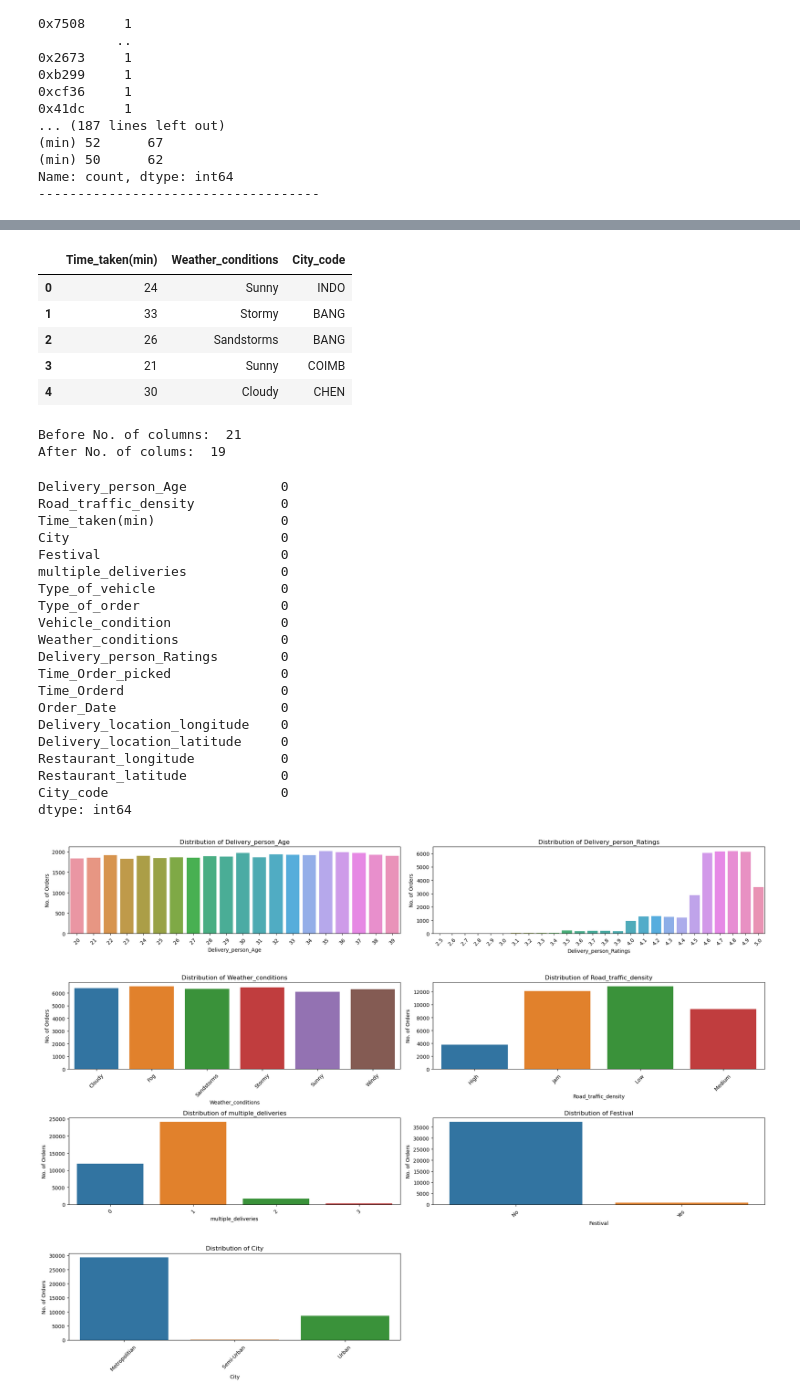
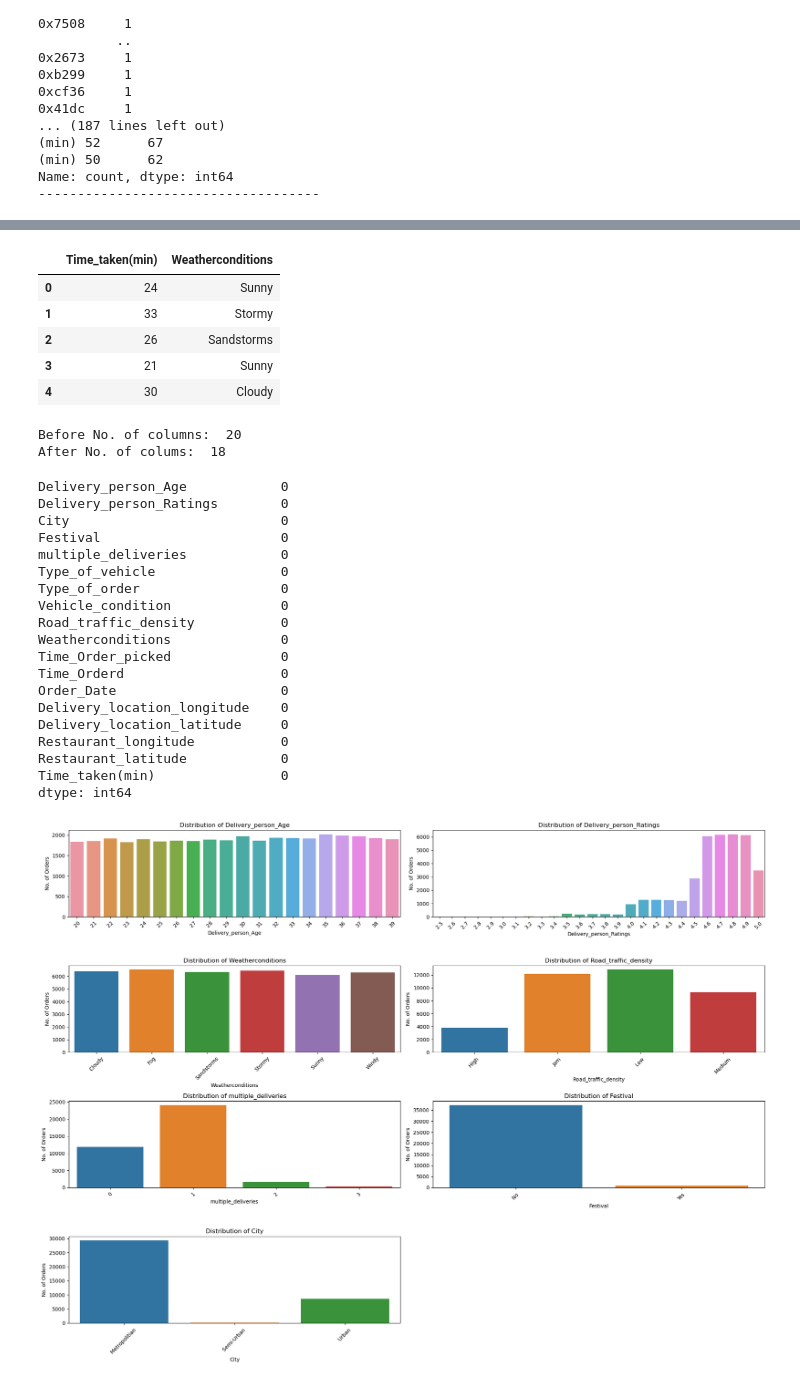
Before and after one commit to Subirxgt/Food-Delivery-Time-Prediction-, a Jupyter notebook: Python_code.ipynb, the cells around one changed output, grey strips where cells are left out. Saved outputs shown, nothing was run; the diff lists cells and outputs as text; code cells hidden in the pictures.

```diff
--- a/Python_code.ipynb
+++ b/Python_code.ipynb
@@ -100,9 +100,3 @@ ID
 (min) 50      62
 Name: count, dtype: int64
 ------------------------------------
-# %%
-#Update Column Names
-def update_column_name(df):
-    df.rename(columns={'Weatherconditions':'Weather_conditions'},inplace=True)
-update_column_name(df_train)
-print(df_train.columns)
@@ -118,18 +103,26 @@ Index(['ID', 'Delivery_person_ID', 'Delivery_person_Age',
 # %%
-#Extract relevant values from column
 def extract_column_value(df):
-    df["Time_taken(min)"]=df["Time_taken(min)"].apply(lambda x: int(x.split(' ')[1].strip()))
-    df["Weather_conditions"]=df["Weather_conditions"].apply(lambda x: x.split(' ')[1].strip())
-    df["City_code"]=df["Delivery_person_ID"].str.split("RES", expand=True)[0]
+    # Safely extract Time_taken
+    df["Time_taken(min)"] = df["Time_taken(min)"].apply(
+        lambda x: int(x.split(' ')[1]) if isinstance(x, str) and len(x.split(' ')) > 1 else int(x)
+    )
+
+    # Safely extract Weatherconditions
+    df["Weatherconditions"] = df["Weatherconditions"].apply(
+        lambda x: x.split(' ')[1] if isinstance(x, str) and len(x.split(' ')) > 1 else x
+    )
+
+
+
 extract_column_value(df_train)
-df_train[["Time_taken(min)", "Weather_conditions", "City_code"]].head()
+df_train[["Time_taken(min)", "Weatherconditions"]].head()
 # %% [output]
-|  | Time_taken(min) | Weather_conditions | City_code |
-| 0 | 24 | Sunny | INDO |
-| 1 | 33 | Stormy | BANG |
-| 2 | 26 | Sandstorms | BANG |
-| 3 | 21 | Sunny | COIMB |
-| 4 | 30 | Cloudy | CHEN |
+|  | Time_taken(min) | Weatherconditions |
+| 0 | 24 | Sunny |
+| 1 | 33 | Stormy |
+| 2 | 26 | Sandstorms |
+| 3 | 21 | Sunny |
+| 4 | 30 | Cloudy |
 # %%
 #Drop Columns which won't be use for building model
 def drop_columns(df):
@@ -138,8 +131,8 @@ print("Before No. of columns: ", df_train.shape[1])
 drop_columns(df_train)
 print("After No. of colums: ", df_train.shape[1])
 # %% [output]
-Before No. of columns:  21
-After No. of colums:  19
+Before No. of columns:  20
+After No. of colums:  18
 # %%
 #Update datatypes
 def update_datatype(df):
@@ -150,16 +143,15 @@ update_datatype(df_train)
 df_train.isnull().sum().sort_values(ascending=False)
 # %% [output]
 Delivery_person_Age            0
-Road_traffic_density           0
-Time_taken(min)                0
+Delivery_person_Ratings        0
 City                           0
 Festival                       0
 multiple_deliveries            0
 Type_of_vehicle                0
 Type_of_order                  0
 Vehicle_condition              0
-Weather_conditions             0
-Delivery_person_Ratings        0
+Road_traffic_density           0
+Weatherconditions              0
 Time_Order_picked              0
 Time_Orderd                    0
 Order_Date                     0
@@ -167,7 +159,7 @@ Delivery_location_longitude    0
 Delivery_location_latitude     0
 Restaurant_longitude           0
 Restaurant_latitude            0
-City_code                      0
+Time_taken(min)                0
 dtype: int64
 # %%
 # Visualize the distribution of key categorical features (already cleaned)
```
Also changed, not shown: parts of 34 cells of this notebook, 16 other files.
